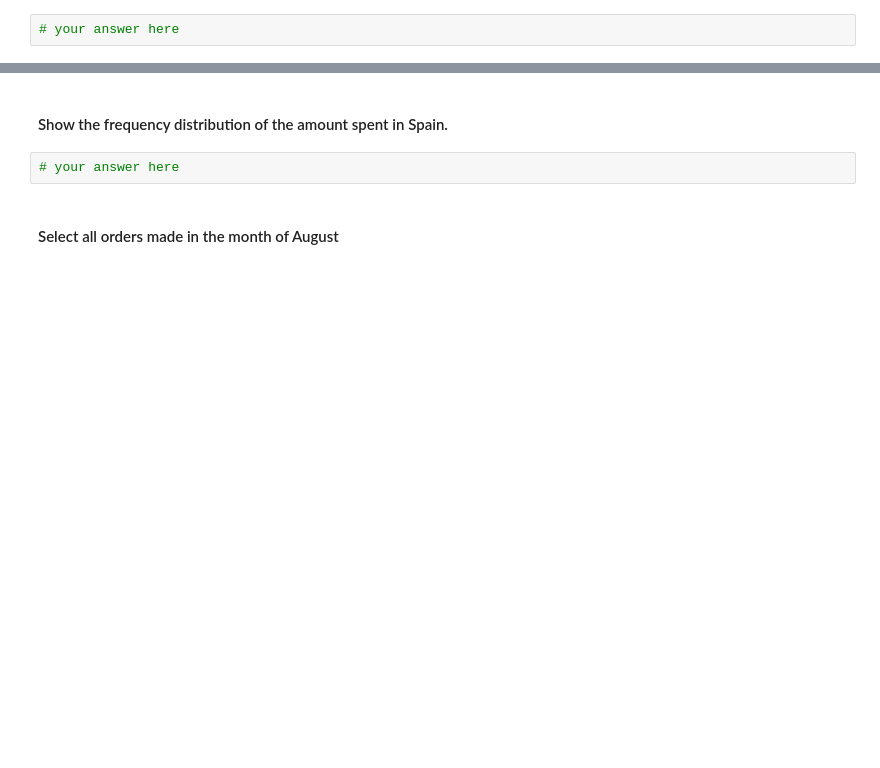
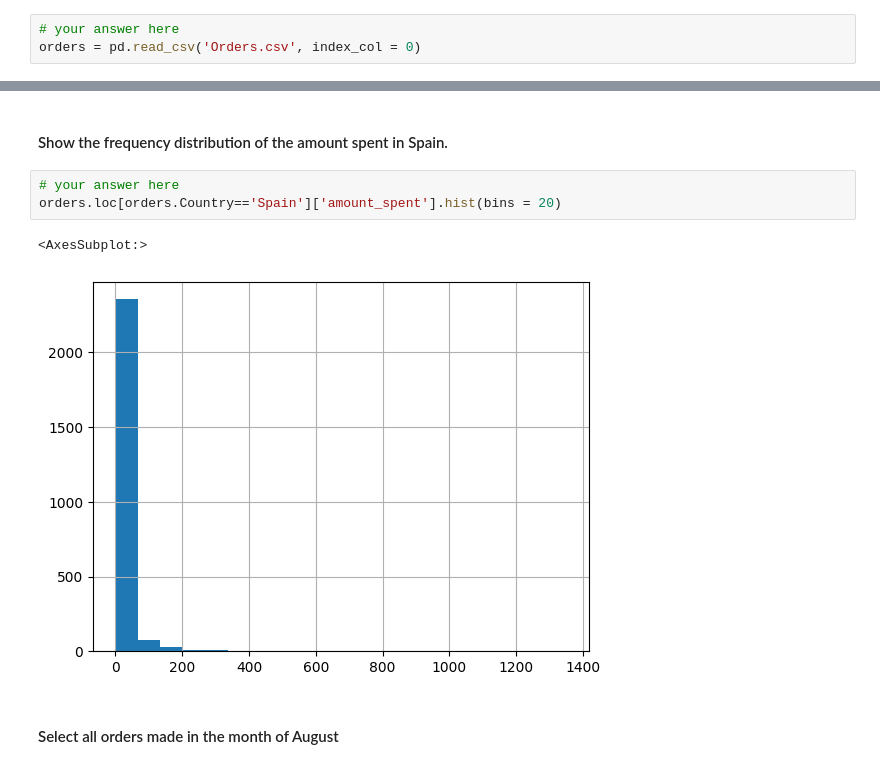
Before and after one commit to mat0ta/ironhack-ejercicios, a Jupyter notebook: Week4/Lab 4.2 Statistics & Normal Distributions.ipynb, the cells around one changed output, grey strips where cells are left out. Cells and saved outputs as stored; diff of their text form; blank space fills up the shorter version.

```diff
--- a/Week4/Lab 4.2 Statistics & Normal Distributions.ipynb
+++ b/Week4/Lab 4.2 Statistics & Normal Distributions.ipynb
@@ -177,6 +322,7 @@ print(temp_ny)
 #### Open the Orders.csv dataset. Name your dataset orders
 # %%
 # your answer here
+orders = pd.read_csv('Orders.csv', index_col = 0)
 # %% [markdown]
 #### Explore your dataset by looking at the data types and the summary statistics. Comment your results
 # %%
@@ -227,6 +511,10 @@ print(temp_ny)
 #### Show the frequency distribution of the amount spent in Spain.
 # %%
 # your answer here
+orders.loc[orders.Country=='Spain']['amount_spent'].hist(bins = 20)
+# %% [output]
+<AxesSubplot:>
+[figure, added]
 # %% [markdown]
 #### Select all orders made in the month of August
 # %%
```
Also changed, not shown: parts of 48 cells of this notebook.
